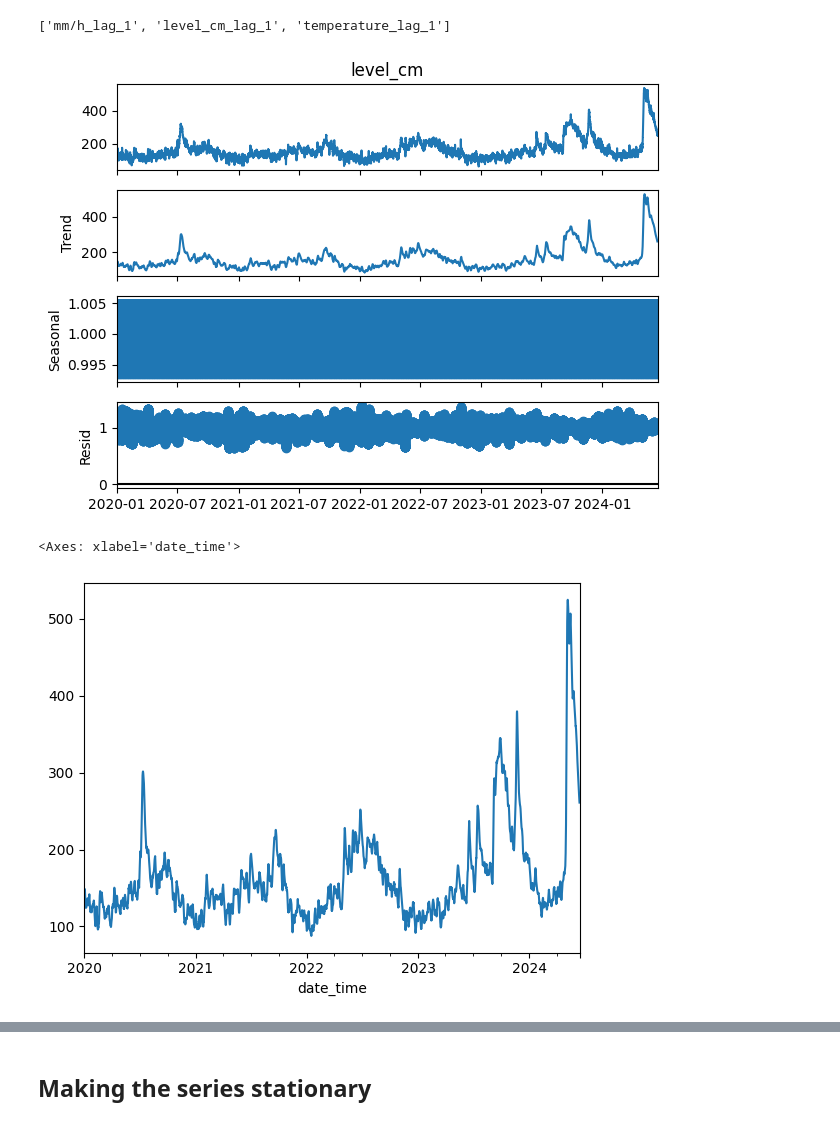
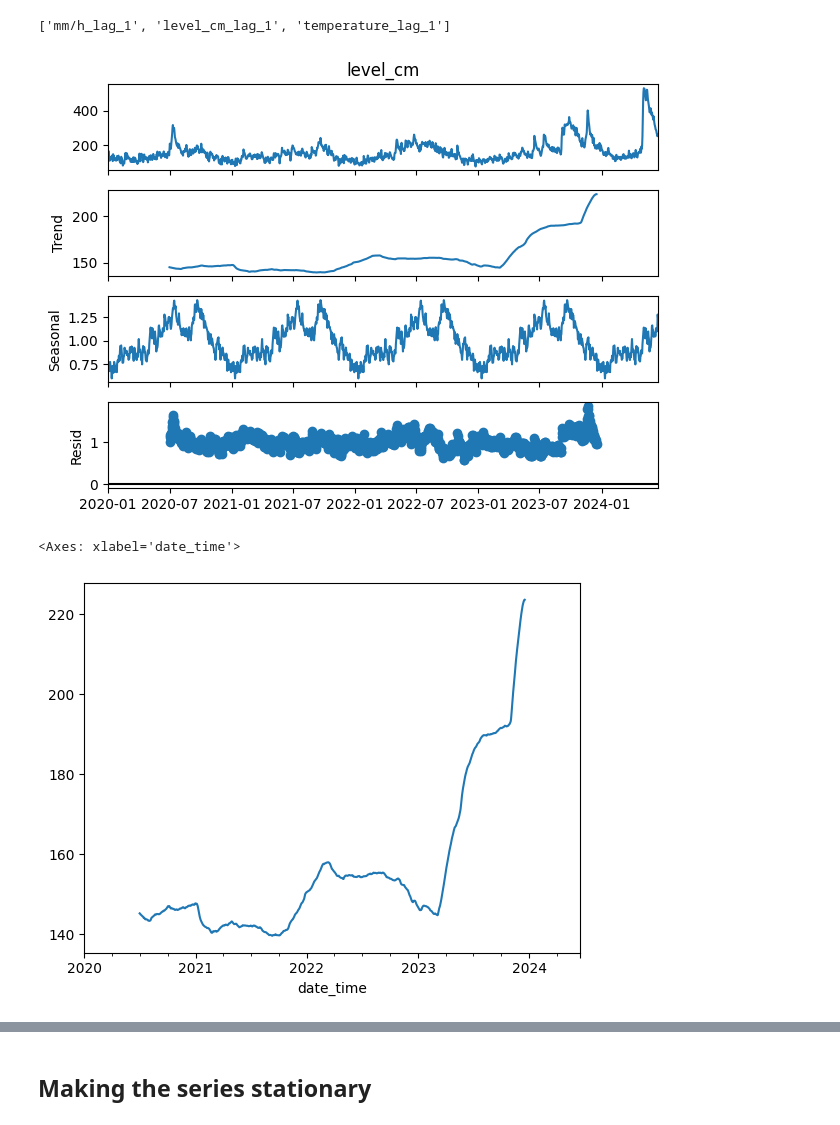
Before and after one commit to ThierrryScotto/cais_maua, a Jupyter notebook: cais_maua_time_series.ipynb, the cells around one changed output, grey strips where cells are left out. Drawn from its saved outputs; the diff is of its cells as text; code cells hidden in the pictures.

```diff
--- a/cais_maua_time_series.ipynb
+++ b/cais_maua_time_series.ipynb
@@ -178,0 +179,3 @@ plot_dataset(df_filtered.index, df_filtered['level_cm'], 'Date', 'Water level',
+# %%
+df_daily_mean = df_filtered.resample('D').mean()
+df_daily_mean
@@ -183,16 +201,16 @@ plot_dataset(df_filtered.index, df_filtered['level_cm'], 'Date', 'Water level',
 # %% [output]
 ['mm/h_lag_1', 'level_cm_lag_1', 'temperature_lag_1']
 # %%
-result = seasonal_decompose(df_filtered['level_cm'], model='multiplicative', period=365)
+result = seasonal_decompose(df_daily_mean['level_cm'], model='multiplicative', period=365)
 result.plot()
 plt.show()
 # %% [output]
-[figure, old version]
+[figure, new version]
 # %%
 result.trend.plot()
 # %% [output]
 <Axes: xlabel='date_time'>
-[figure, old version]
+[figure, new version]
 # %%
 result.seasonal.plot()
 # %% [output]
```
Also changed, not shown: parts of 24 cells of this notebook.
